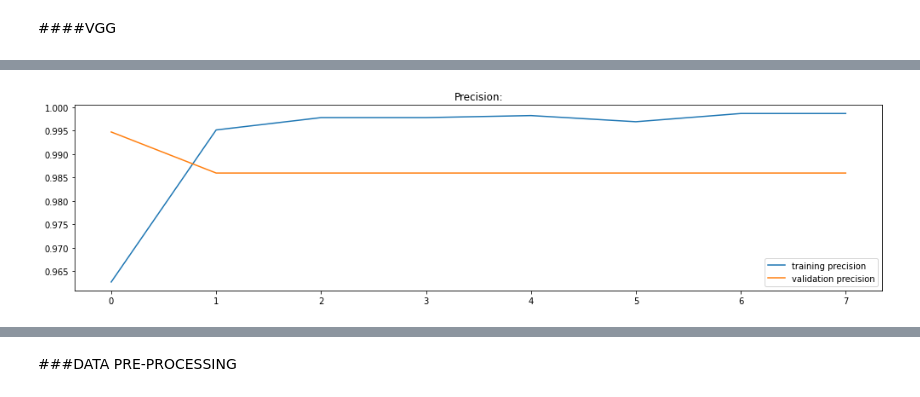
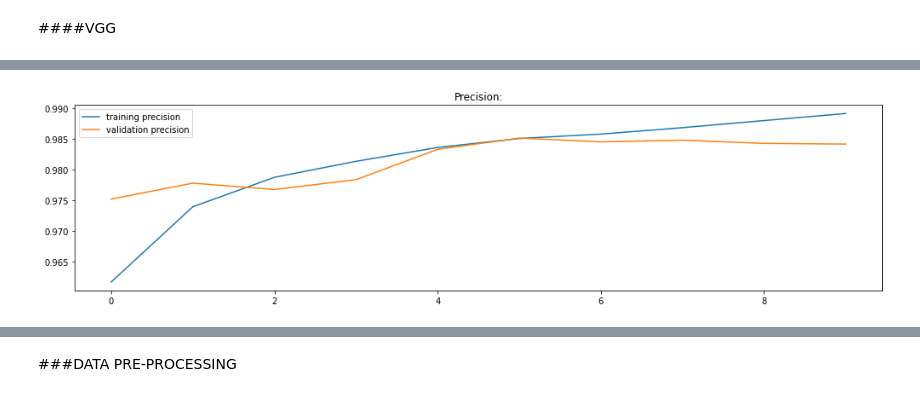
Before and after one commit to alice202122/AI_PROJECT, a Jupyter notebook: AI_Assignment.ipynb, the cells around one changed output, grey strips where cells are left out. Drawn from its saved outputs; the diff is of its cells as text; code cells hidden in the pictures.

```diff
--- a/AI_Assignment.ipynb
+++ b/AI_Assignment.ipynb
@@ -2281,0 +2166,10 @@ An important aspect in the passage from from machine learning model to deep lear
+# %%
+trainfeatures_DL_median = np.nanmedian(trainfeatures_DL, axis=1)
+trainfeatures_DL_median = np.median(trainfeatures_DL_median, axis=0)
+trainfeatures_DL_75 = np.nanpercentile(trainfeatures_DL, 75, axis=1)
+trainfeatures_DL_75 = np.percentile(trainfeatures_DL_75, 75, axis=0)
+trainfeatures_DL_25 = np.nanpercentile(trainfeatures_DL, 25, axis=1)
+trainfeatures_DL_25 = np.percentile(trainfeatures_DL_25, 25, axis=0)
+
+trainfeatures_DL = (trainfeatures_DL - trainfeatures_DL_median)/(trainfeatures_DL_75-trainfeatures_DL_25)
+valfeatures_DL = (valfeatures_DL - trainfeatures_DL_median)/(trainfeatures_DL_75-trainfeatures_DL_25)
@@ -2889,7 +2675,7 @@ def ResBs_Identity(block_input, num_filters):
 
     return relu2
 
-def resnet(N=8, ch=1, win_len=176, classes=3):
+def resnet(N=8, ch=2, win_len=176, classes=3):
     ecg_input = Input(shape=(win_len, ch), name='ecg_signal')
 
     ResNet = Conv1D(filters=64,kernel_size=15, padding = 'same')(ecg_input)
@@ -2921,7 +2707,7 @@ def resnet(N=8, ch=1, win_len=176, classes=3):
     return model
 # %%
 from tensorflow.keras.layers import BatchNormalization
-resNet_model = resnet(N=8, ch=1, win_len=176, classes=3)
+resNet_model = resnet(N=8, ch=2, win_len=176, classes=num_classes)
 
 resNet_model.compile(
     optimizer = keras.optimizers.Adam(),
@@ -2965,8 +2751,8 @@ tf.keras.utils.plot_model(
 # %%
-history = resNet_model.fit(
-    x = train_features,
-    y = train_labels,
-    validation_data=(val_features, val_labels),
+history_rN = resNet_model.fit(
+    x = trainfeatures_DL,
+    y = trainlabels_DL,
+    validation_data=(valfeatures_DL, vallabels_DL),
     batch_size = 64,
     epochs = 10,
     class_weight = class_weights,
@@ -2992,32 +2782,32 @@ Epoch 8/10
 # %%
-best_epoch = np.argmin(history['val_loss'])
+best_epoch = np.argmin(history_rN['val_loss'])
 
 plt.figure(figsize=(17,4))
-plt.plot(history['loss'], label="training loss")
-plt.plot(history['val_loss'], label="validation loss")
+plt.plot(history_rN['loss'], label="training loss")
+plt.plot(history_rN['val_loss'], label="validation loss")
 plt.title('Lossfunction:')
 plt.legend()
 
 plt.figure(figsize=(17,4))
-plt.plot(history['accuracy'], label="training accuracy")
-plt.plot(history['val_accuracy'], label="validation accuracy")
+plt.plot(history_rN['accuracy'], label="training accuracy")
+plt.plot(history_rN['val_accuracy'], label="validation accuracy")
 plt.title('Accuracy:')
 plt.legend()
 
 plt.figure(figsize=(17,4))
-plt.plot(history['precision'], label="training precision")
-plt.plot(history['val_precision'], label="validation precision")
+plt.plot(history_rN['precision'], label="training precision")
+plt.plot(history_rN['val_precision'], label="validation precision")
 plt.title('Precision:')
 plt.legend()
 
 plt.figure(figsize=(17,4))
-plt.plot(history['recall'], label="training recall")
-plt.plot(history['val_recall'], label="validation recall")
+plt.plot(history_rN['recall'], label="training recall")
+plt.plot(history_rN['val_recall'], label="validation recall")
 plt.title('Recall:')
 plt.legend()
 
 plt.figure(figsize=(17,4))
-plt.plot(history['lr'], label='Learning Rate', alpha=.8, color='#ff7f0e')
+plt.plot(history_rN['lr'], label='Learning Rate', alpha=.8, color='#ff7f0e')
 plt.axvline(x=best_epoch, label='Best epoch', alpha=.3, ls='--', color='#5a9aa5')
 plt.legend()
 plt.grid(alpha=.3)
@@ -3028 +2818 @@ plt.show()
-[figure, old version]
+[figure, new version]
```
Also changed, not shown: parts of 458 cells of this notebook.
